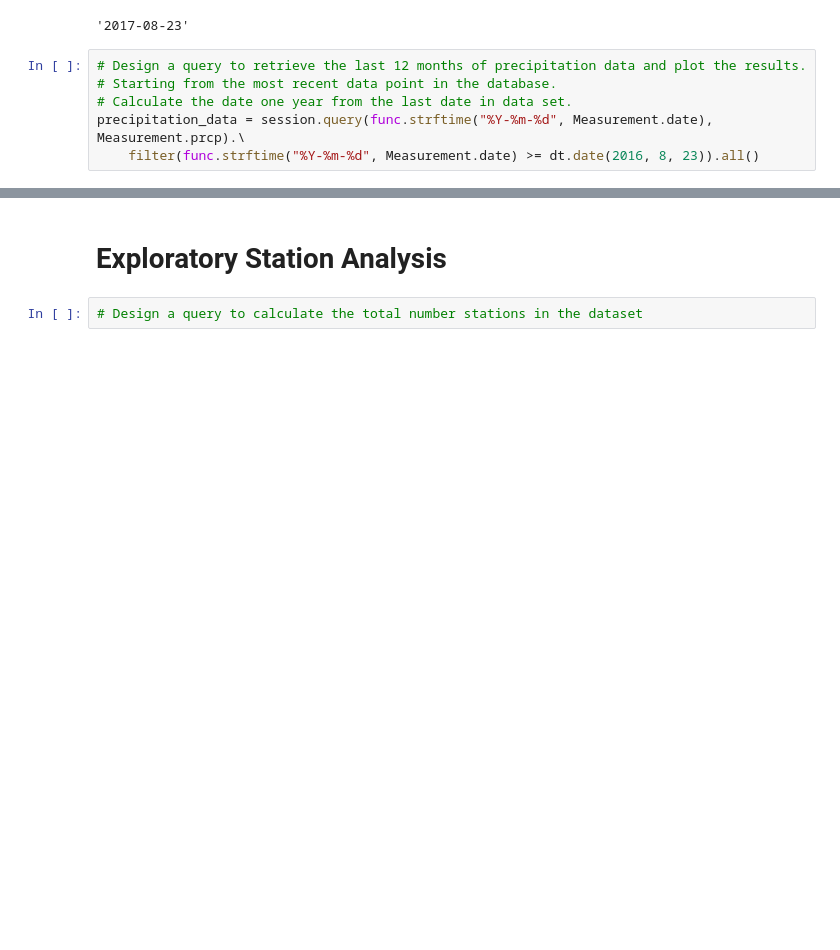
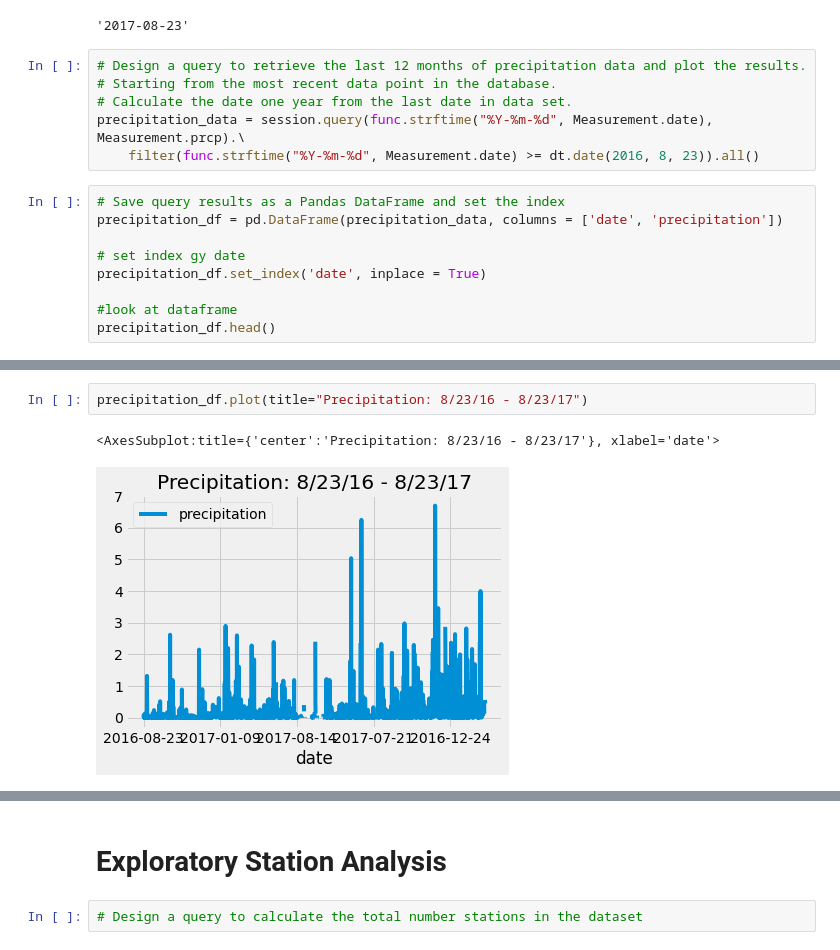
Before and after one commit to KendallMcCroy/SQLAlchemy-challenge, a Jupyter notebook: climate.ipynb, the cells around one changed output, grey strips where cells are left out. Cells and saved outputs as stored; diff of their text form; blank space fills up the shorter version.

```diff
--- a/climate.ipynb
+++ b/climate.ipynb
@@ -77,3 +77,12 @@ latestDate.date
 # Calculate the date one year from the last date in data set.
 precipitation_data = session.query(func.strftime("%Y-%m-%d", Measurement.date), Measurement.prcp).\
     filter(func.strftime("%Y-%m-%d", Measurement.date) >= dt.date(2016, 8, 23)).all()
+# %%
+# Save query results as a Pandas DataFrame and set the index
+precipitation_df = pd.DataFrame(precipitation_data, columns = ['date', 'precipitation'])
+
+# set index gy date
+precipitation_df.set_index('date', inplace = True)
+
+#look at dataframe
+precipitation_df.head()
@@ -80,2 +97,7 @@ precipitation_data = session.query(func.strftime("%Y-%m-%d", Measurement.date),
+# %%
+precipitation_df.plot(title="Precipitation: 8/23/16 - 8/23/17")
+# %% [output]
+<AxesSubplot:title={'center':'Precipitation: 8/23/16 - 8/23/17'}, xlabel='date'>
+[figure, added]
 # %%
 # Use Pandas to calcualte the summary statistics for the precipitation data
```
Also changed, not shown: parts of 2 cells of this notebook.
